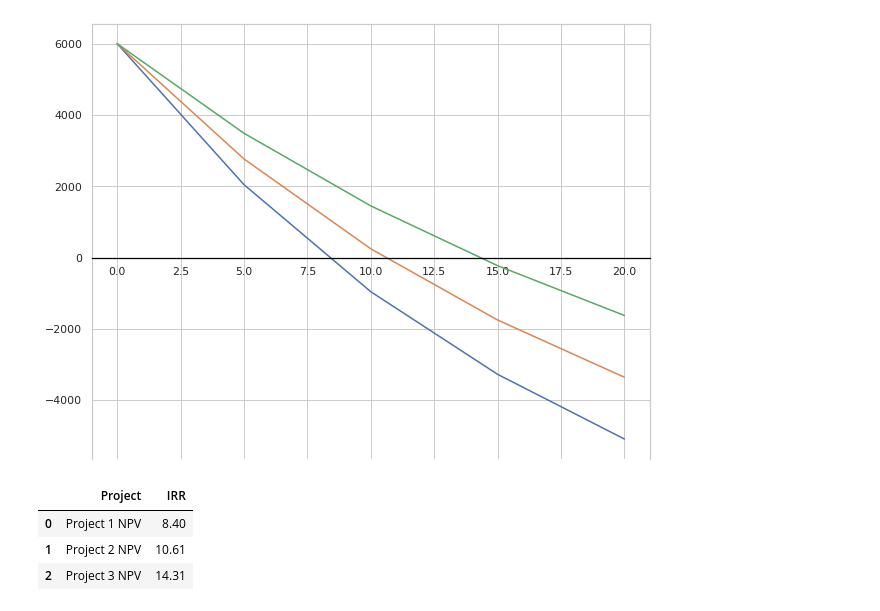
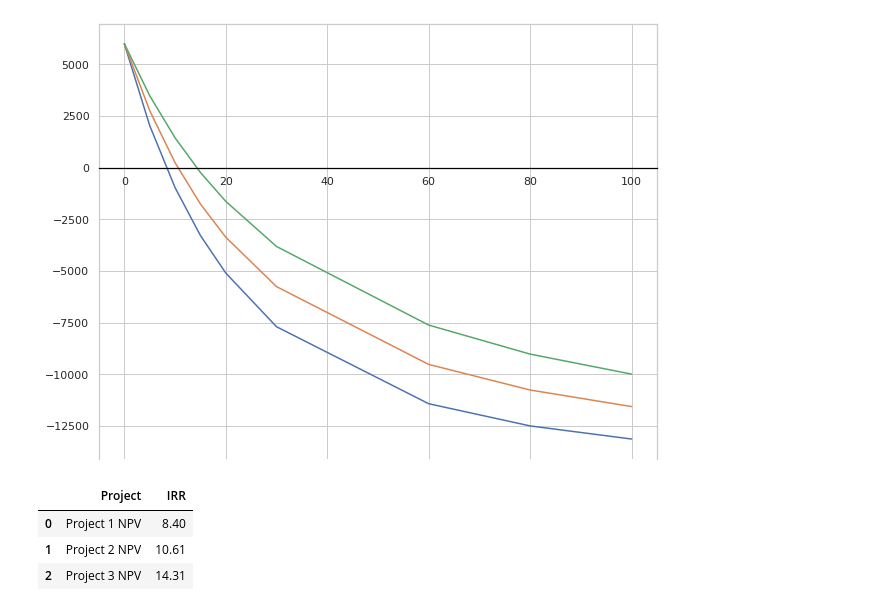
Before and after one commit to WorldWideWest/Project-Evaluation, a Jupyter notebook: debuging.ipynb, the cells around one changed output. Drawn from its saved outputs; the diff is of its cells as text; code cells hidden in the pictures.

```diff
--- a/debuging.ipynb
+++ b/debuging.ipynb
@@ -11,11 +11,11 @@ projects = [project_A, project_B, project_C]
 # %%
 cashFlow = NCF(projects)
 
 dataFrame = cashFlow.Table(False)
 evaulation = Methods(dataFrame)
-evaulation.InternalReturnRate(discountRates=[0, 5, 10, 15, 20], printDataFrame=False, showVisualization=True)
+evaulation.InternalReturnRate(discountRates=[0, 5, 10, 15, 20, 30, 60, 80, 100], printDataFrame=False, showVisualization=True)
 # %% [output]
-[figure, old version]
+[figure, new version]
 |  | Project | IRR |
 | 0 | Project 1 NPV | 8.40 |
 | 1 | Project 2 NPV | 10.61 |
```
Also changed, not shown: 3 other files.
